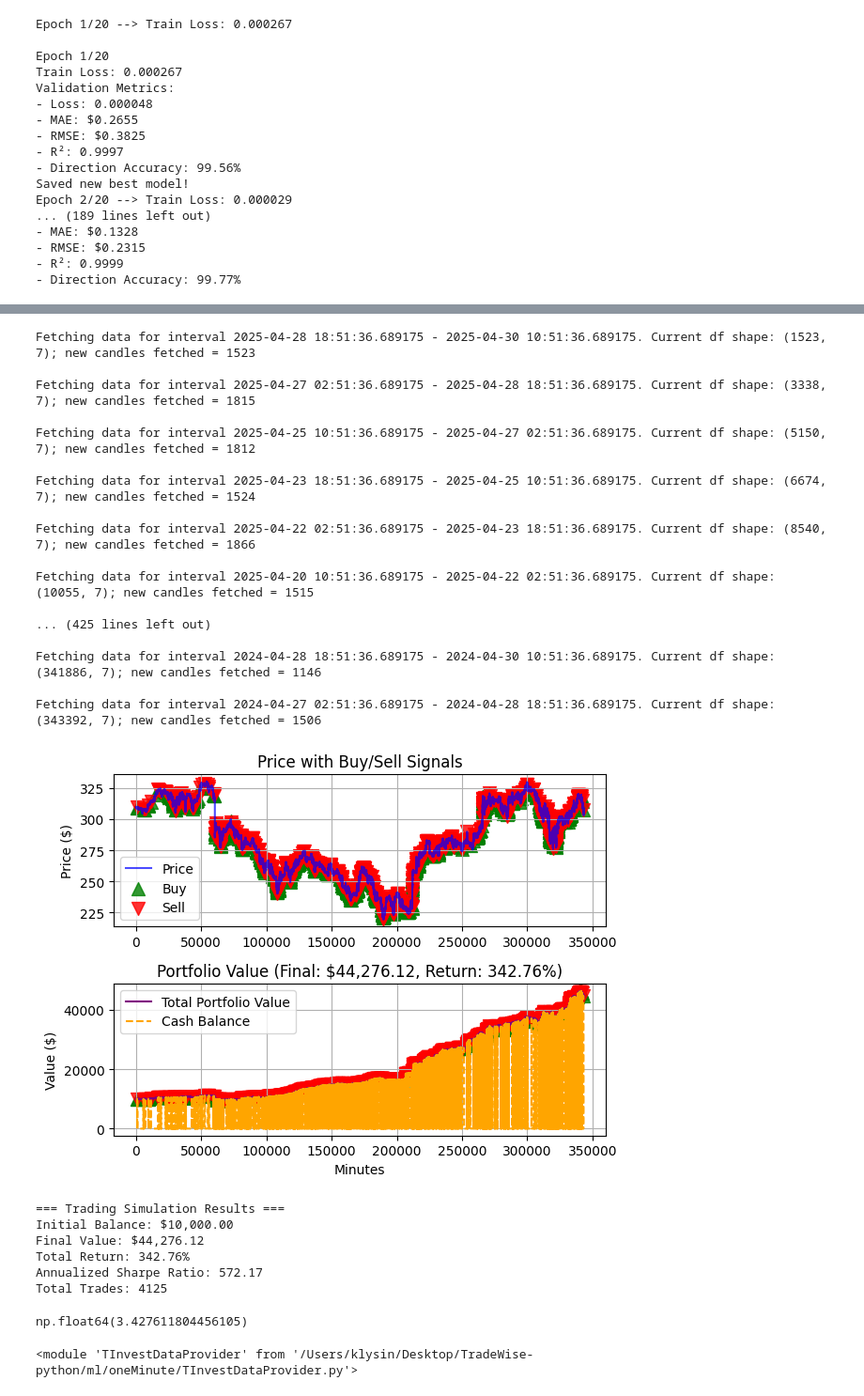
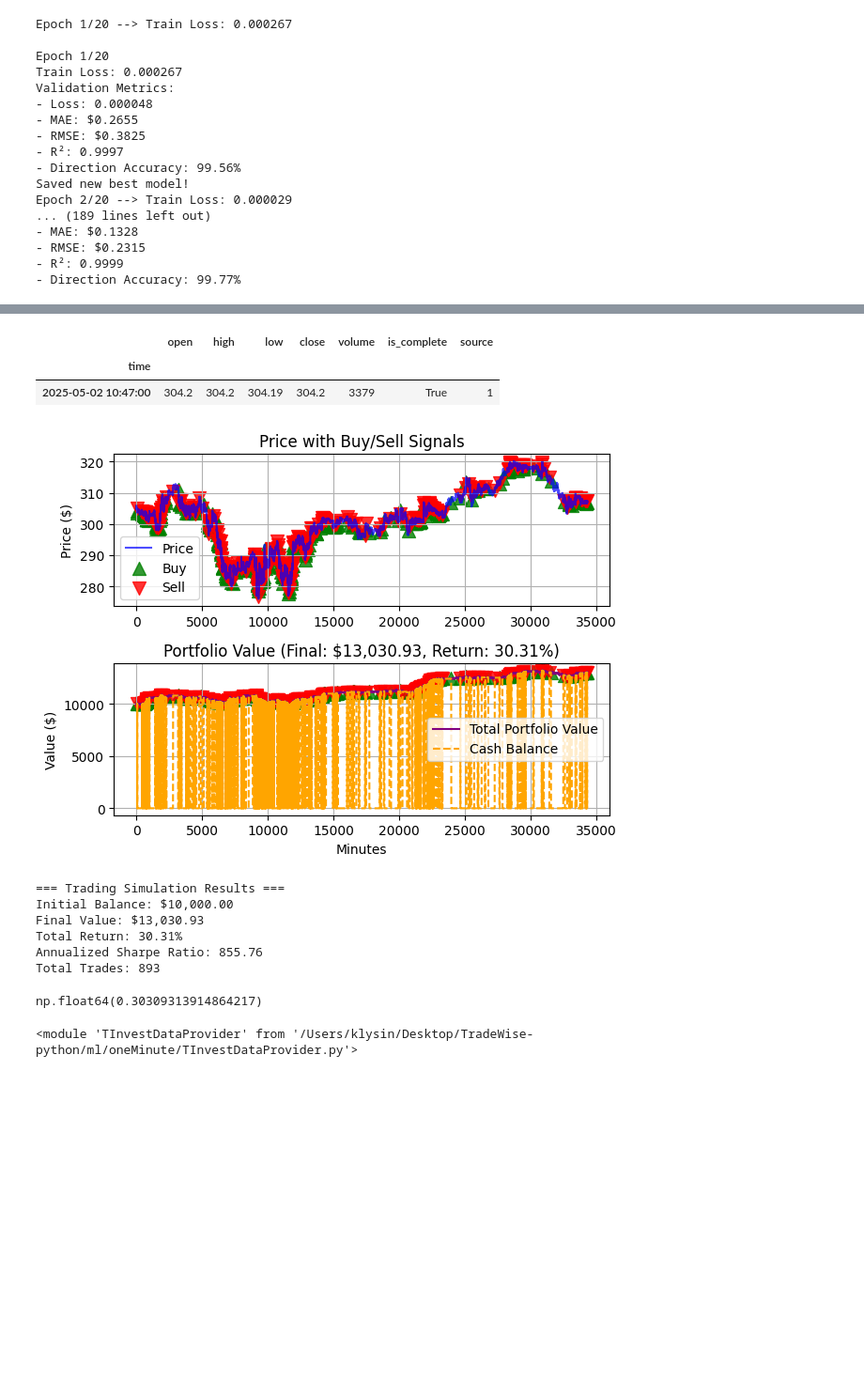
Before and after one commit to LysinKirill/TradeWise-python, a Jupyter notebook: ml/oneMinute/TrainingV2.ipynb, the cells around one changed output, grey strips where cells are left out. Shown at 94% size. Saved outputs shown, nothing was run; the diff lists cells and outputs as text; code cells hidden in the pictures; blank space fills up the shorter version.

```diff
--- a/ml/oneMinute/TrainingV2.ipynb
+++ b/ml/oneMinute/TrainingV2.ipynb
@@ -254,0 +362,8 @@ plot_predictions(model, test_loader, scaler, DEVICE)
+# %%
+from ml.TInvestDataProvider import TInvestDataProvider
+from externalClients.TInvestApi.proto.marketdata_pb2 import CandleInterval
+from datetime import datetime, timedelta
+provider = TInvestDataProvider(invest_api_key)
+
+
+info = await provider.get_instrument_info("e6123145-9665-43e0-8413-cd61b8aa9b13")
@@ -254,0 +399,8 @@ plot_predictions(model, test_loader, scaler, DEVICE)
+# %%
+from datetime import datetime, timedelta, timezone
+
+last_candle = (await provider.load_candle_data(
+        train_period_end_utc=datetime.now(timezone.utc),
+        instrument_id="e6123145-9665-43e0-8413-cd61b8aa9b13",
+        target_candle_count=1
+)).tail(1)
@@ -255 +409,7 @@ plot_predictions(model, test_loader, scaler, DEVICE)
+# %%
+last_candle
+# %% [output]
+|  | open | high | low | close | volume | is_complete | source |
+| time |  |  |  |  |  |  |  |
+| 2025-05-02 10:47:00 | 304.2 | 304.2 | 304.19 | 304.2 | 3379 | True | 1 |
 # %%
@@ -410,55 +572,32 @@ async def get_lookback_close_data(
     )
 
     return df['close'].to_numpy()
+# %%
+from ml.TInvestDataProvider import TInvestDataProvider
+validate_data = await get_lookback_close_data(
+    lookback_start_days=30,
+    lookback_end_days=0
+)
 # %%
-#ONE_DAY_TRADING_OFFSET = -(8 * 60 + 50)
-#days = 5
-from ml.TInvestDataProvider import TInvestDataProvider
-validate_data = await get_lookback_close_data(
-    lookback_start_days=365,
-    lookback_end_days=0
-)
-
-
 simulate_trading(
-    model,
+    pipeline.model,
     validate_data,
-    #validate_data[(days * ONE_DAY_TRADING_OFFSET):],
-    scaler,
-    device,
+    pipeline.scaler,
+    pipeline.device,
     10000,
     commission=0.0005,
     buy_signal=0.0017,
     sell_signal=0.0016,
-    #buy_signal=0.0011,
-    #sell_signal=0.0026
 )
 # %% [output]
+[figure, new version]
-Fetching data for interval 2025-04-28 18:51:36.689175 - 2025-04-30 10:51:36.689175. Current df shape: (1523, 7); new candles fetched = 1523
-
-Fetching data for interval 2025-04-27 02:51:36.689175 - 2025-04-28 18:51:36.689175. Current df shape: (3338, 7); new candles fetched = 1815
-
-Fetching data for interval 2025-04-25 10:51:36.689175 - 2025-04-27 02:51:36.689175. Current df shape: (5150, 7); new candles fetched = 1812
-
-Fetching data for interval 2025-04-23 18:51:36.689175 - 2025-04-25 10:51:36.689175. Current df shape: (6674, 7); new candles fetched = 1524
-
-Fetching data for interval 2025-04-22 02:51:36.689175 - 2025-04-23 18:51:36.689175. Current df shape: (8540, 7); new candles fetched = 1866
-
-Fetching data for interval 2025-04-20 10:51:36.689175 - 2025-04-22 02:51:36.689175. Current df shape: (10055, 7); new candles fetched = 1515
-
-... (425 lines left out)
-
-Fetching data for interval 2024-04-28 18:51:36.689175 - 2024-04-30 10:51:36.689175. Current df shape: (341886, 7); new candles fetched = 1146
-
-Fetching data for interval 2024-04-27 02:51:36.689175 - 2024-04-28 18:51:36.689175. Current df shape: (343392, 7); new candles fetched = 1506
+=== Trading Simulation Results ===
+Initial Balance: $10,000.00
+Final Value: $13,030.93
+Total Return: 30.31%
+Annualized Sharpe Ratio: 855.76
+Total Trades: 893
-[figure, old version]
-=== Trading Simulation Results ===
-Initial Balance: $10,000.00
-Final Value: $44,276.12
-Total Return: 342.76%
-Annualized Sharpe Ratio: 572.17
-Total Trades: 4125
+np.float64(0.30309313914864217)
-np.float64(3.427611804456105)
 # %%
 import importlib
 from ml import TInvestDataProvider
```
Also changed, not shown: parts of 12 cells of this notebook, 9 other files.
